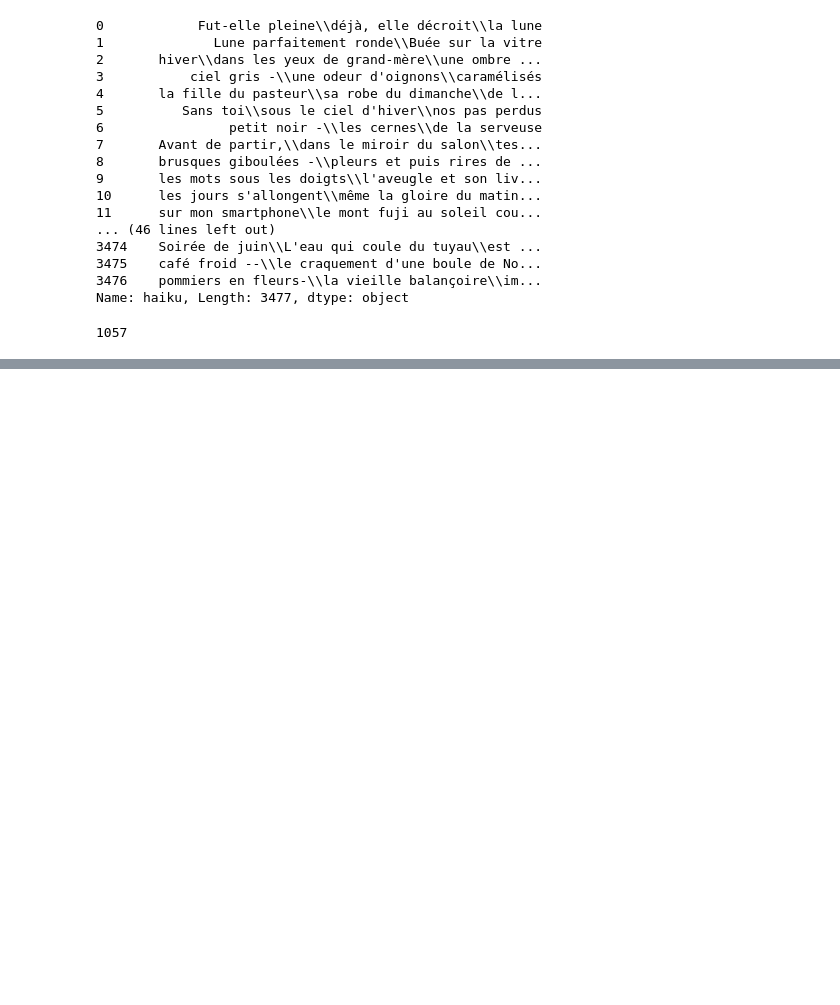
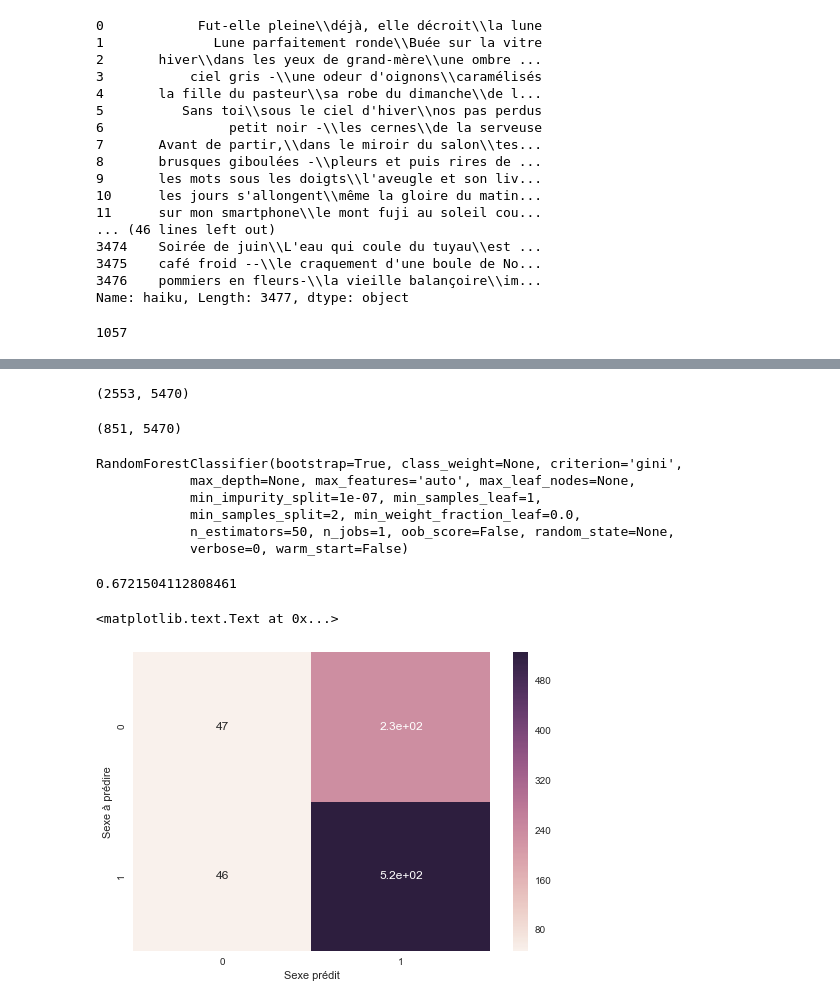
Before and after one commit to Maxime-Bergeat/ensae-python-2018, a Jupyter notebook: Code et notebooks/Analyse_Haikus_v1_20181106.ipynb, the cells around one changed output, grey strips where cells are left out. Drawn from its saved outputs; the diff is of its cells as text; code cells hidden in the pictures; blank space fills up the shorter version.

```diff
--- a/Code et notebooks/Analyse_Haikus_v1_20181106.ipynb
+++ b/Code et notebooks/Analyse_Haikus_v1_20181106.ipynb
@@ -123,0 +135,54 @@ plt.savefig("images/wordcloud_v2_20181110.png", format="png")
+# %%
+## Création de la matrice document-terme avec le score tf-idf
+from sklearn.feature_extraction.text import TfidfTransformer
+from sklearn.feature_extraction.text import CountVectorizer
+from sklearn.pipeline import make_pipeline
+pipe = make_pipeline(CountVectorizer(), TfidfTransformer())
+
+pipe.fit(X_train)
+feat_train = pipe.transform(X_train)
+feat_train.shape
+# %% [output]
+(2553, 5470)
+# %%
+feat_test = pipe.transform(X_test)
+feat_test.shape
+## NB : moyen propre, on perd les mots qui sont dans X_test et pas dans X_train vu qu'on applique pipe (pas très grave).
+# Le dictionnaire est constitué à partir du vocabulaire de X_train.
+# %% [output]
+(851, 5470)
+# %%
+## Prédiction du sentiment avec une random forest
+from sklearn.ensemble import RandomForestClassifier
+clf = RandomForestClassifier(n_estimators=50)
+clf.fit(feat_train, y_train)
+# %% [output]
+RandomForestClassifier(bootstrap=True, class_weight=None, criterion='gini',
+            max_depth=None, max_features='auto', max_leaf_nodes=None,
+            min_impurity_split=1e-07, min_samples_leaf=1,
+            min_samples_split=2, min_weight_fraction_leaf=0.0,
+            n_estimators=50, n_jobs=1, oob_score=False, random_state=None,
+            verbose=0, warm_start=False)
+# %%
+clf.score(feat_test, y_test)
+# %% [output]
+0.6721504112808461
+# %%
+y_pred = clf.predict(feat_test)
+# %%
+## Visualisation avec package sns
+from sklearn.metrics import confusion_matrix
+cnf_matrix = confusion_matrix(y_test, y_pred)
+
+import seaborn as sn
+import matplotlib.pyplot as plt
+
+matrice_a_tracer = pd.DataFrame(cnf_matrix)
+
+plt.figure()
+sn.heatmap(matrice_a_tracer, annot=True)
+plt.xlabel("Sexe prédit")
+plt.ylabel("Sexe à prédire")
+# %% [output]
+<matplotlib.text.Text at 0x...>
+[figure, added]
```
Also changed, not shown: parts of 5 cells of this notebook, 1 other file.
